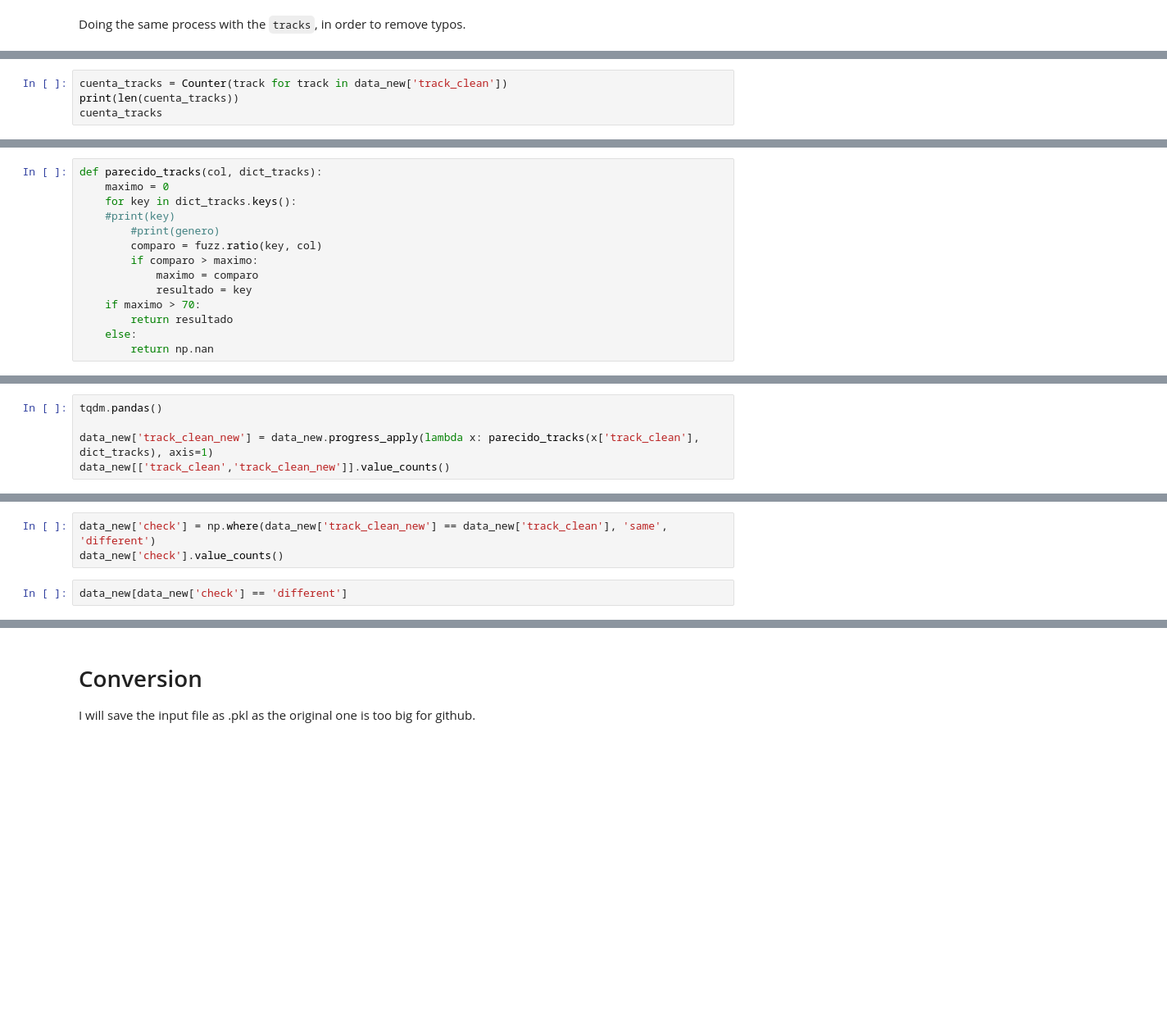
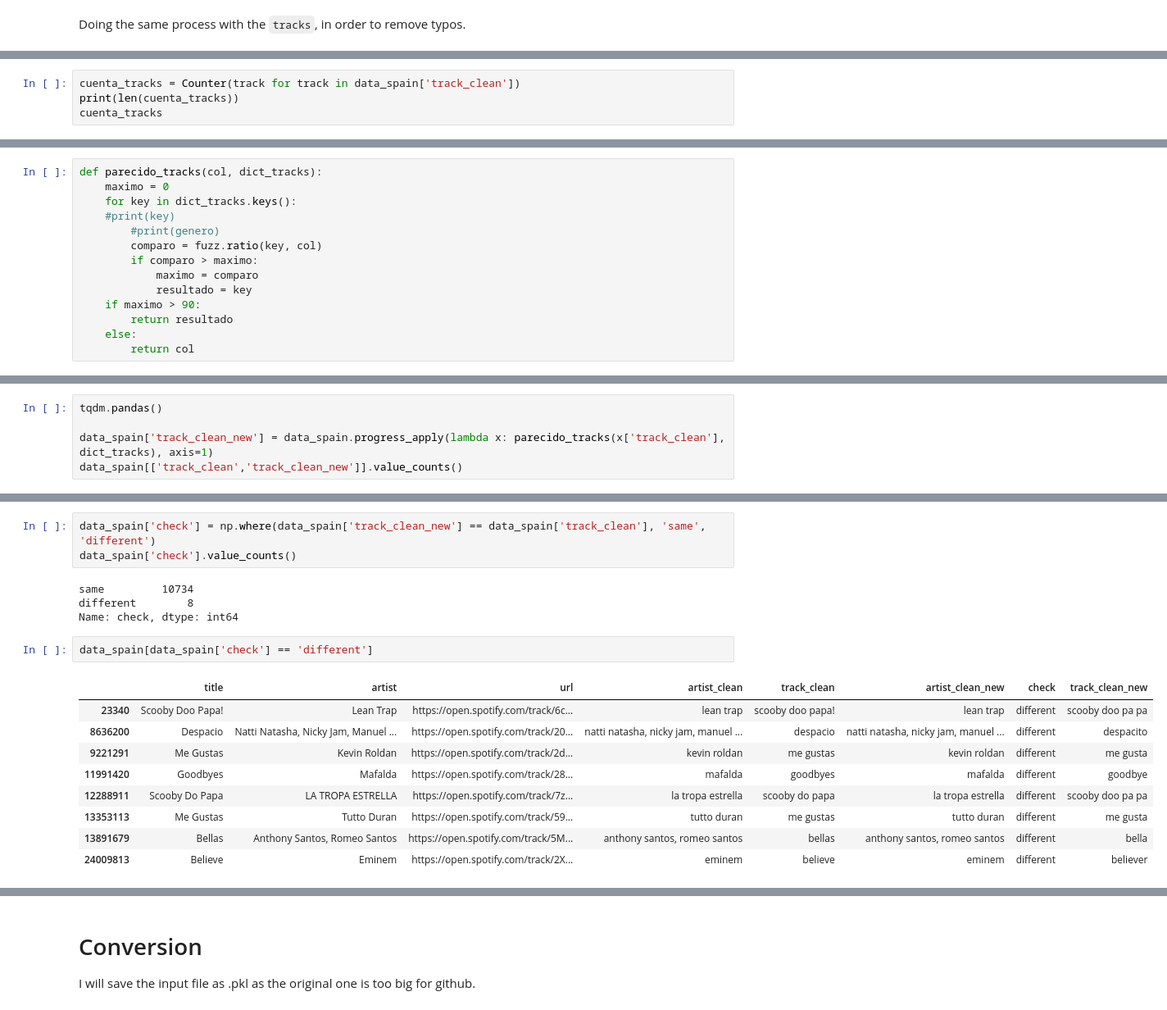
Before and after one commit to annassanchez/ETL_project, a Jupyter notebook: notebooks/1-extraction_cleaning_csv.ipynb, the cells around one changed output, grey strips where cells are left out. Shown at 82% size. Drawn from its saved outputs; the diff is of its cells as text; blank space fills up the shorter version.

Commit message:
preliminar cleaning done

```diff
--- a/notebooks/1-extraction_cleaning_csv.ipynb
+++ b/notebooks/1-extraction_cleaning_csv.ipynb
@@ -145,4 +313,4 @@ data_new[data_new['track_clean'].str.contains("satisfaction") == True]['track_cl
 # %%
-cuenta_tracks = Counter(track for track in data_new['track_clean'])
+cuenta_tracks = Counter(track for track in data_spain['track_clean'])
 print(len(cuenta_tracks))
 cuenta_tracks
@@ -161,7 +367,7 @@ def parecido_tracks(col, dict_tracks):
         if comparo > maximo:
             maximo = comparo
             resultado = key
-    if maximo > 70:
+    if maximo > 90:
         return resultado
     else:
-        return np.nan
+        return col
@@ -170,5 +374,5 @@ data_new.head()
 # %%
 tqdm.pandas()
 
-data_new['track_clean_new'] = data_new.progress_apply(lambda x: parecido_tracks(x['track_clean'], dict_tracks), axis=1)
-data_new[['track_clean','track_clean_new']].value_counts()
+data_spain['track_clean_new'] = data_spain.progress_apply(lambda x: parecido_tracks(x['track_clean'], dict_tracks), axis=1)
+data_spain[['track_clean','track_clean_new']].value_counts()
@@ -175,6 +393,20 @@ data_new[['track_clean','track_clean_new']].value_counts()
 # %%
-data_new['check'] = np.where(data_new['track_clean_new'] == data_new['track_clean'], 'same', 'different')
-data_new['check'].value_counts()
+data_spain['check'] = np.where(data_spain['track_clean_new'] == data_spain['track_clean'], 'same', 'different')
+data_spain['check'].value_counts()
+# %% [output]
+same         10734
+different        8
+Name: check, dtype: int64
 # %%
-data_new[data_new['check'] == 'different']
+data_spain[data_spain['check'] == 'different']
+# %% [output]
+|  | title | artist | url | artist_clean | track_clean | artist_clean_new | check | track_clean_new |
+| 23340 | Scooby Doo Papa! | Lean Trap | https://open.spotify.com/track/6c... | lean trap | scooby doo papa! | lean trap | different | scooby doo pa pa |
+| 8636200 | Despacio | Natti Natasha, Nicky Jam, Manuel ... | https://open.spotify.com/track/20... | natti natasha, nicky jam, manuel ... | despacio | natti natasha, nicky jam, manuel ... | different | despacito |
+| 9221291 | Me Gustas | Kevin Roldan | https://open.spotify.com/track/2d... | kevin roldan | me gustas | kevin roldan | different | me gusta |
+| 11991420 | Goodbyes | Mafalda | https://open.spotify.com/track/28... | mafalda | goodbyes | mafalda | different | goodbye |
+| 12288911 | Scooby Do Papa | LA TROPA ESTRELLA | https://open.spotify.com/track/7z... | la tropa estrella | scooby do papa | la tropa estrella | different | scooby doo pa pa |
+| 13353113 | Me Gustas | Tutto Duran | https://open.spotify.com/track/59... | tutto duran | me gustas | tutto duran | different | me gusta |
+| 13891679 | Bellas | Anthony Santos, Romeo Santos | https://open.spotify.com/track/5M... | anthony santos, romeo santos | bellas | anthony santos, romeo santos | different | bella |
+| 24009813 | Believe | Eminem | https://open.spotify.com/track/2X... | eminem | believe | eminem | different | believer |
 # %%
```
Also changed, not shown: parts of 48 cells of this notebook.
